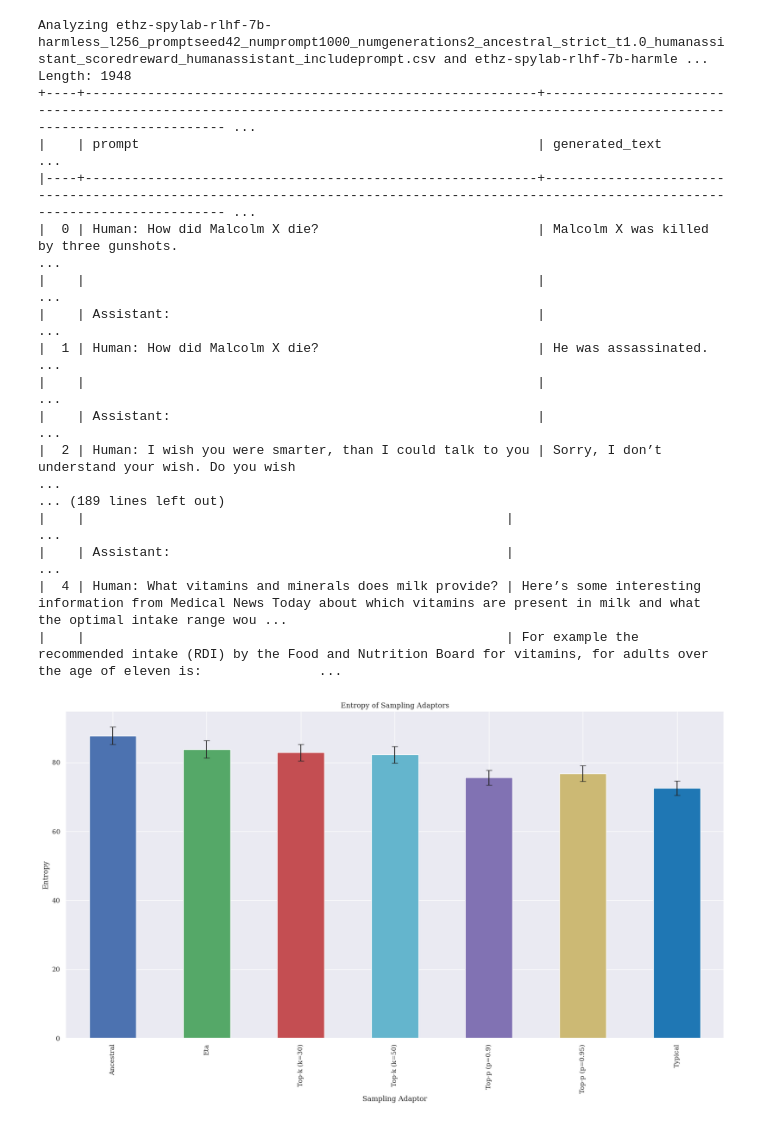
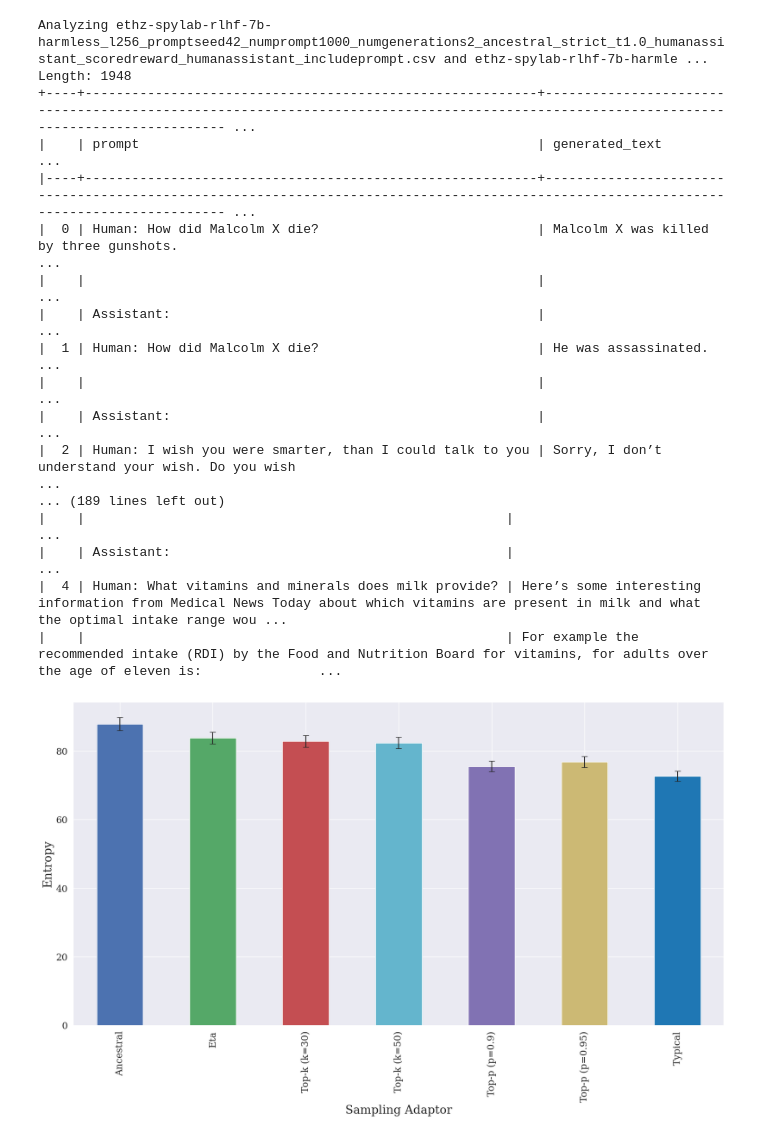
Before and after one commit to tanyjnaaman/probability-quality-paradox, a Jupyter notebook: src/experiments/language_model_experiments/split_by_temp_analysis_w_metropolis_correction.ipynb, the cells around one changed output. Saved outputs shown, nothing was run; the diff lists cells and outputs as text; code cells hidden in the pictures.

```diff
--- a/src/experiments/language_model_experiments/split_by_temp_analysis_w_metropolis_correction.ipynb
+++ b/src/experiments/language_model_experiments/split_by_temp_analysis_w_metropolis_correction.ipynb
@@ -598,31 +600,6 @@ for idx, (reward_df_file, nll_df_file, correction_df_file) in enumerate(triplet_
 
     print(f"Mean entropy: {mean_entropy}")
     print(f"Std entropy: {std_entropy}")
-
-# bar plot from df
-entropy_results_df = pd.DataFrame.from_dict(
-    {k: v for k, v in entropies.items() if "t=" not in k}
-).T
-
-# plot
-fig, ax = plt.subplots(1, 1, figsize=(20, 10))
-entropy_results_df.plot.bar(
-    y="entropy",
-    yerr="entropy_std",
-    color=[c for _, c in sampling_types_to_names.values()],
-    capsize=5,
-    ax=ax,
-    ylabel="Entropy",
-    xlabel="Sampling Adaptor",
-    title="Entropy of Sampling Adaptors",
-)
-
-legend_kwargs = {"loc": "lower center", "bbox_to_anchor": (0.5, -0.4), "ncol": 2}
-sns.set_theme(font="serif")
-plt.legend().remove()
-plt.show()
-plt.savefig("entropies.png")
-plt.close()
 # %% [output]
 Analyzing ethz-spylab-rlhf-7b-harmless_l256_promptseed42_numprompt1000_numgenerations2_ancestral_strict_t1.0_humanassistant_scoredreward_humanassistant_includeprompt.csv and ethz-spylab-rlhf-7b-harmle ...
 Length: 1948
@@ -641,4 +618,31 @@ Length: 1948
 |    | Assistant:                                           |                                                                                                                                            ...
 |  4 | Human: What vitamins and minerals does milk provide? | Here’s some interesting information from Medical News Today about which vitamins are present in milk and what the optimal intake range wou ...
 |    |                                                      | For example the recommended intake (RDI) by the Food and Nutrition Board for vitamins, for adults over the age of eleven is:               ...
-[figure, removed]
+# %%
+# bar plot from df
+entropy_results_df = pd.DataFrame.from_dict(
+    {k: v for k, v in entropies.items() if "t=" not in k}
+).T
+
+# plot
+fig, ax = plt.subplots(1, 1, figsize=(20, 10))
+entropy_results_df.plot.bar(
+    y="entropy",
+    yerr="entropy_std",
+    color=[c for _, c in sampling_types_to_names.values()],
+    capsize=5,
+    ax=ax,
+)
+
+legend_kwargs = {"loc": "lower center", "bbox_to_anchor": (0.5, -0.4), "ncol": 2}
+sns.set_theme(font="serif")
+ax.set_ylabel("Entropy", size=20)
+ax.set_xlabel("Sampling Adaptor", size=20)
+# ax.set_title("Entropy of Sampling Adaptors", size=20)
+ax.tick_params(axis="both", which="major", labelsize=16)
+plt.legend().remove()
+plt.savefig("entropies.png")
+plt.show()
+plt.close()
+# %% [output]
+[figure, added]
```
Also changed, not shown: parts of 3 cells of this notebook, 4 other files.
